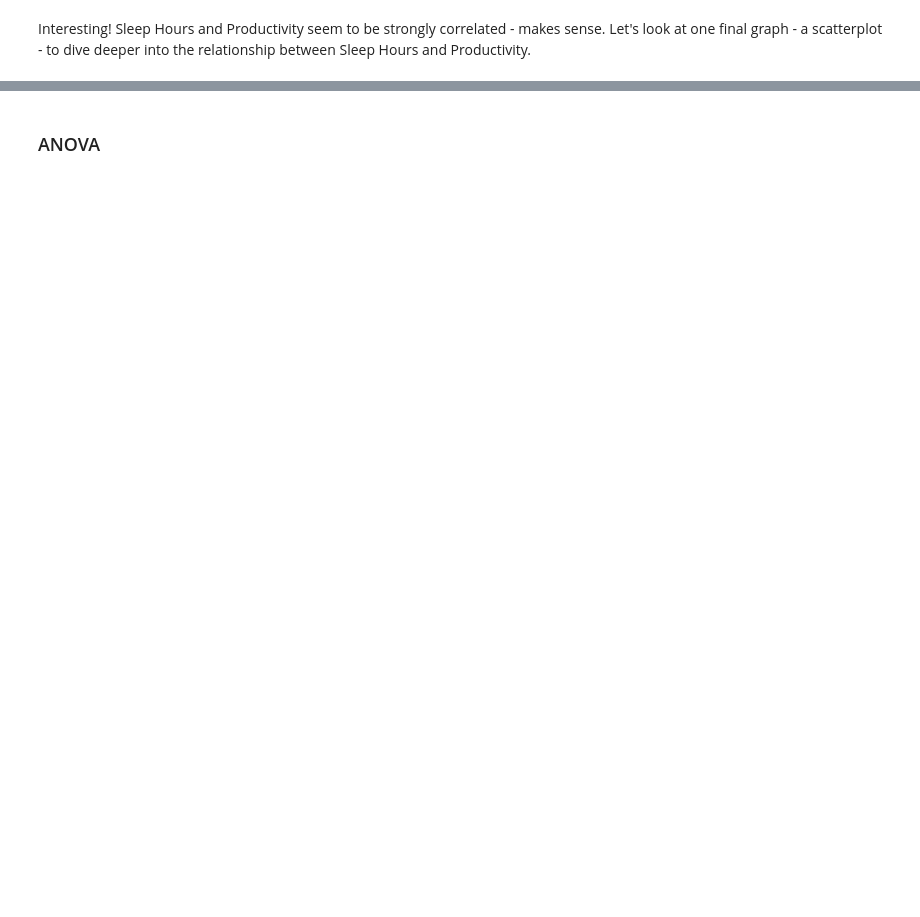
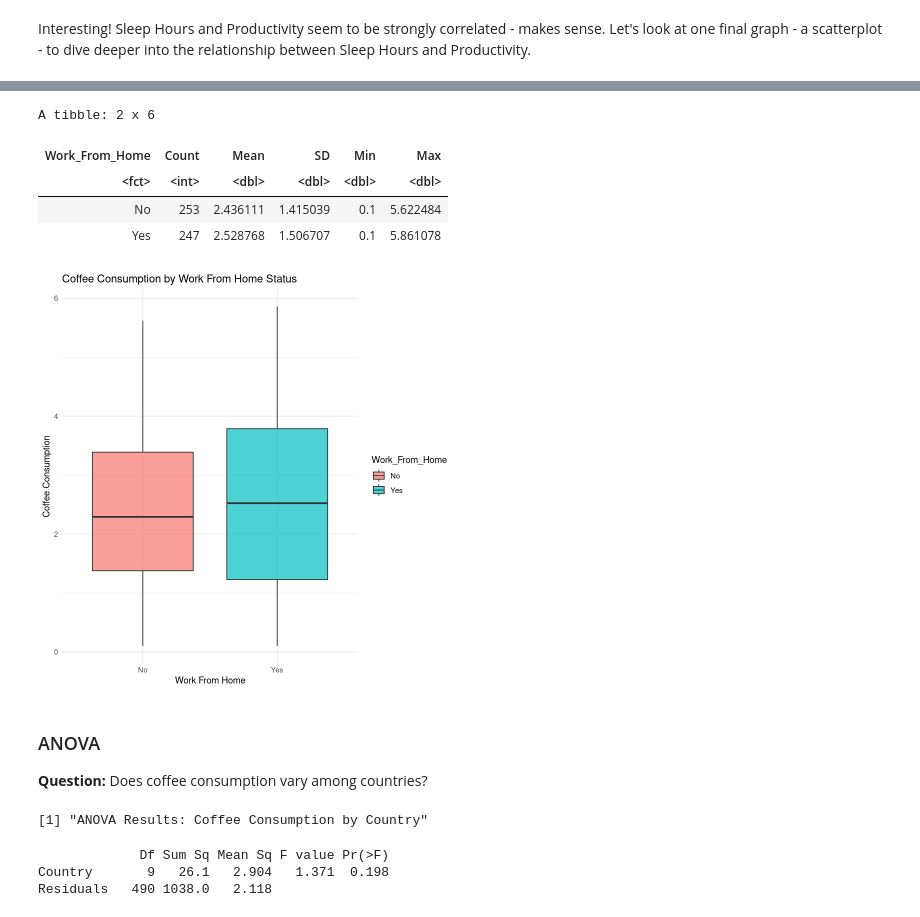
Before and after one commit to rachelnisbet/Educate2025_Coffee, a Jupyter notebook: coffee_comparison_R.ipynb, the cells around one changed output, grey strips where cells are left out. Drawn from its saved outputs; the diff is of its cells as text; code cells hidden in the pictures; blank space fills up the shorter version.

```diff
--- a/coffee_comparison_R.ipynb
+++ b/coffee_comparison_R.ipynb
@@ -74,0 +103,8 @@ ggplot(df, aes(x = Sleep_Hours, y = Productivity_Score)) +
+# %%
+# Data prep for the t-test
+df$Work_From_Home <- as.factor(df$Work_From_Home)
+
+# --- T-TEST: Work From Home vs Productivity ---
+t_test_result <- t.test(Coffee_Consumption ~ Work_From_Home, data = df)
+print("T-Test: Coffee by Work From Home Status")
+print(t_test_result)
@@ -75,5 +124,31 @@ ggplot(df, aes(x = Sleep_Hours, y = Productivity_Score)) +
+# %%
+library(dplyr)
+
+df %>%
+  group_by(Work_From_Home) %>%
+  summarise(
+    Count = n(),
+    Mean = mean(Coffee_Consumption, na.rm = TRUE),
+    SD = sd(Coffee_Consumption, na.rm = TRUE),
+    Min = min(Coffee_Consumption, na.rm = TRUE),
+    Max = max(Coffee_Consumption, na.rm = TRUE)
+  )
+
+ggplot(df, aes(x = Work_From_Home, y = Coffee_Consumption, fill = Work_From_Home)) +
+  geom_boxplot(alpha = 0.7) +
+  labs(title = "Coffee Consumption by Work From Home Status",
+       x = "Work From Home", y = "Coffee Consumption") +
+  theme_minimal()
+# %% [output]
+A tibble: 2 x 6
+| Work_From_Home | Count | Mean | SD | Min | Max |
+| <fct> | <int> | <dbl> | <dbl> | <dbl> | <dbl> |
+| No | 253 | 2.436111 | 1.415039 | 0.1 | 5.622484 |
+| Yes | 247 | 2.528768 | 1.506707 | 0.1 | 5.861078 |
+[figure, added]
 # %% [markdown]
 ### ANOVA
+**Question:** Does coffee consumption vary among countries?
 # %%
 
 # Convert 'Country' to a factor if it's not already
@@ -83,4 +158,10 @@ df$Country <- as.factor(df$Country)
 anova_result <- aov(Coffee_Consumption ~ Country, data = df)
 
 # Display summary of the ANOVA
+print("ANOVA Results: Coffee Consumption by Country")
 summary(anova_result)
+# %% [output]
+[1] "ANOVA Results: Coffee Consumption by Country"
+             Df Sum Sq Mean Sq F value Pr(>F)
+Country       9   26.1   2.904   1.371  0.198
+Residuals   490 1038.0   2.118
```
Also changed, not shown: parts of 13 cells of this notebook, 2 other files.
